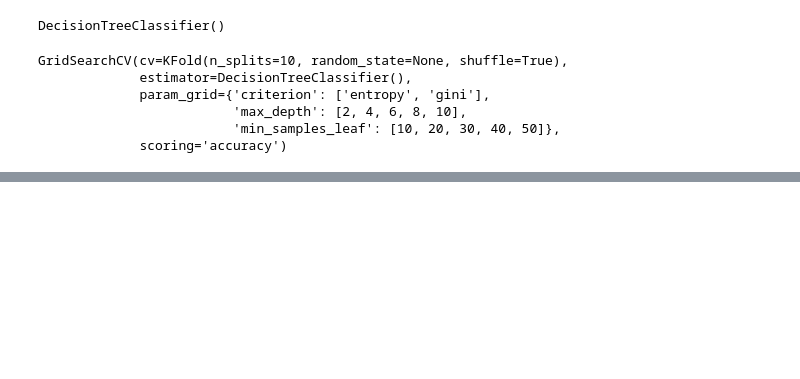
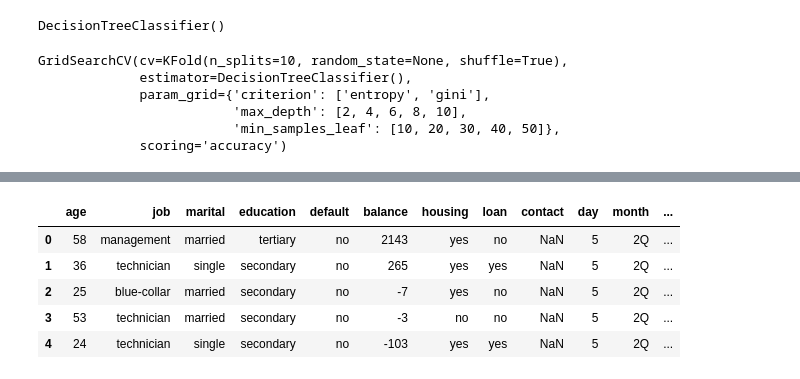
Before and after one commit to jihun5/data-preprocessing_, a Jupyter notebook: 모델작성.ipynb, the cells around one changed output, grey strips where cells are left out. Saved outputs shown, nothing was run; the diff lists cells and outputs as text; code cells hidden in the pictures; blank space fills up the shorter version.

```diff
--- a/모델작성.ipynb
+++ b/모델작성.ipynb
@@ -157,0 +226,11 @@ print(clf_best.feature_importances_)
+# %%
+# 수치통합
+bank_df.loc[bank_df['day'] <= 10, 'day2'] = 'early'
+bank_df.head()
+# %% [output]
+|  | age | job | marital | education | default | balance | housing | loan | contact | day | month | ... |
+| 0 | 58 | management | married | tertiary | no | 2143 | yes | no | NaN | 5 | 2Q | ... |
+| 1 | 36 | technician | single | secondary | no | 265 | yes | yes | NaN | 5 | 2Q | ... |
+| 2 | 25 | blue-collar | married | secondary | no | -7 | yes | no | NaN | 5 | 2Q | ... |
+| 3 | 53 | technician | married | secondary | no | -3 | no | no | NaN | 5 | 2Q | ... |
+| 4 | 24 | technician | single | secondary | no | -103 | yes | yes | NaN | 5 | 2Q | ... |
```
Also changed, not shown: parts of 18 cells of this notebook.
